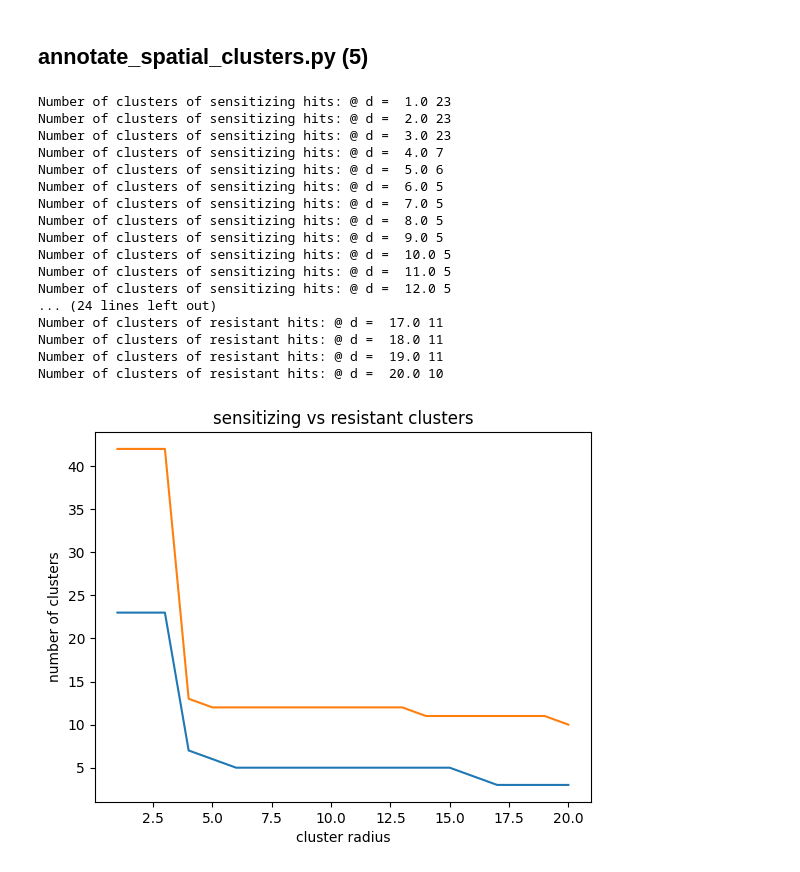
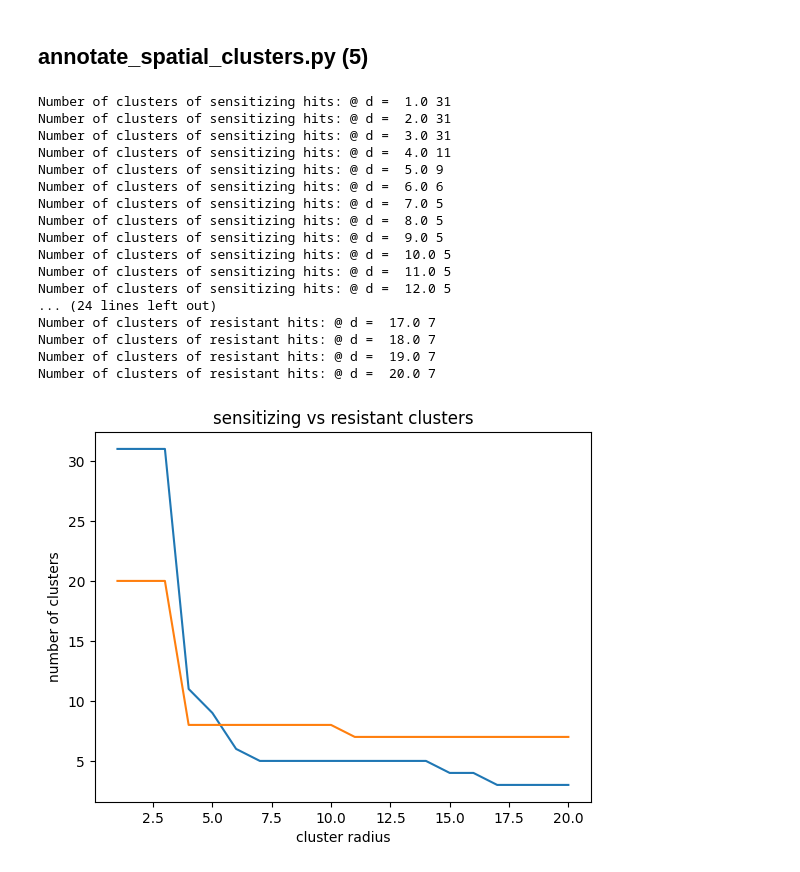
Before and after one commit to broadinstitute/BEClust3D, a Jupyter notebook: beclust3d/dev_testing.ipynb, the cells around one changed output. Cells and saved outputs as stored; diff of their text form; code cells hidden in the pictures.

```diff
--- a/beclust3d/dev_testing.ipynb
+++ b/beclust3d/dev_testing.ipynb
@@ -312,12 +311,10 @@ from calculate_lfc3d import calculate_lfc3d
 # %%
 df_str_cons = pd.read_csv(f"{workdir}/{input_gene}/{structureid}_coord_struc_features.tsv", sep = "\t")
 
-for screen in screens:
-    print(screen)
-    calculate_lfc3d(
-        df_str_cons  =df_str_cons,
-        workdir      =workdir,
-        input_gene   =input_gene,
-        input_screen =screen,
-    )
+calculate_lfc3d(
+    df_str_cons  =df_str_cons,
+    workdir      =workdir,
+    input_gene   =input_gene,
+    input_screens=screens,
+)
 # %% [output]
@@ -354,14 +363,11 @@ Human_InVitro_SW480_TadA_D14_Input.txt
 # %%
 from binning_lfc3d import binning_lfc3d
 # %%
-for screen in screens:
-        print(screen)
-        screen_name = screen.split('.')[0]
-        df_bidir = pd.read_csv(f"{workdir}/{input_gene}/LFC3D/{input_gene}_{screen_name}_LFC_LFC3D_LFC3Dr_bidirectional.tsv", sep = "\t")
-        binning_lfc3d(
-                 df_LFC_LFC3D=df_bidir,
-                 workdir=workdir,
-                 input_gene=input_gene,
-                 input_screen=screen,
-                 )
+df_bidir = pd.read_csv(f"{workdir}/{input_gene}/LFC3D/{input_gene}_LFC_LFC3D_LFC3Dr_bidirectional.tsv", sep = "\t")
+binning_lfc3d(
+        df_LFC_LFC3D=df_bidir,
+        workdir=workdir,
+        input_gene=input_gene,
+        input_screens=screens,
+        )
 # %% [output]
@@ -419,30 +448,31 @@ length of SUM_LFC3D_pos: 342
 from annotate_spatial_clusters import clustering, clustering_distance
 # %%
 df_str_cons = pd.read_csv(f"{workdir}/{input_gene}/{structureid}_coord_struc_features.tsv", sep = "\t")
-df_META = pd.read_csv(f"{workdir}/{input_gene}/metaaggregation/{structureid}_{screen1}_MetaAggr_LFC3D_and_randomized_background.tsv", sep = "\t")
+df_META = pd.read_csv(f"{workdir}/{input_gene}/metaaggregation/{structureid}_MetaAggr_LFC3D_and_randomized_background.tsv", sep = "\t")
 
-dists, arrs = clustering(df_str_cons,
-                         df_META,
-                         workdir=workdir,
-                         input_gene=input_gene,
-                         structureid=structureid, )
+dists, arrs = clustering(
+    df_str_cons,
+    df_META,
+    workdir=workdir,
+    input_gene=input_gene,
+    structureid=structureid, )
 # %% [output]
-Number of clusters of sensitizing hits: @ d =  1.0 23
-Number of clusters of sensitizing hits: @ d =  2.0 23
-Number of clusters of sensitizing hits: @ d =  3.0 23
-Number of clusters of sensitizing hits: @ d =  4.0 7
-Number of clusters of sensitizing hits: @ d =  5.0 6
-Number of clusters of sensitizing hits: @ d =  6.0 5
+Number of clusters of sensitizing hits: @ d =  1.0 31
+Number of clusters of sensitizing hits: @ d =  2.0 31
+Number of clusters of sensitizing hits: @ d =  3.0 31
+Number of clusters of sensitizing hits: @ d =  4.0 11
+Number of clusters of sensitizing hits: @ d =  5.0 9
+Number of clusters of sensitizing hits: @ d =  6.0 6
 Number of clusters of sensitizing hits: @ d =  7.0 5
 Number of clusters of sensitizing hits: @ d =  8.0 5
 Number of clusters of sensitizing hits: @ d =  9.0 5
 Number of clusters of sensitizing hits: @ d =  10.0 5
 Number of clusters of sensitizing hits: @ d =  11.0 5
 Number of clusters of sensitizing hits: @ d =  12.0 5
 ... (24 lines left out)
-Number of clusters of resistant hits: @ d =  17.0 11
-Number of clusters of resistant hits: @ d =  18.0 11
-Number of clusters of resistant hits: @ d =  19.0 11
-Number of clusters of resistant hits: @ d =  20.0 10
+Number of clusters of resistant hits: @ d =  17.0 7
+Number of clusters of resistant hits: @ d =  18.0 7
+Number of clusters of resistant hits: @ d =  19.0 7
+Number of clusters of resistant hits: @ d =  20.0 7
-[figure, old version]
+[figure, new version]
 # %%
```
Also changed, not shown: parts of 10 cells of this notebook, 3 other files.
